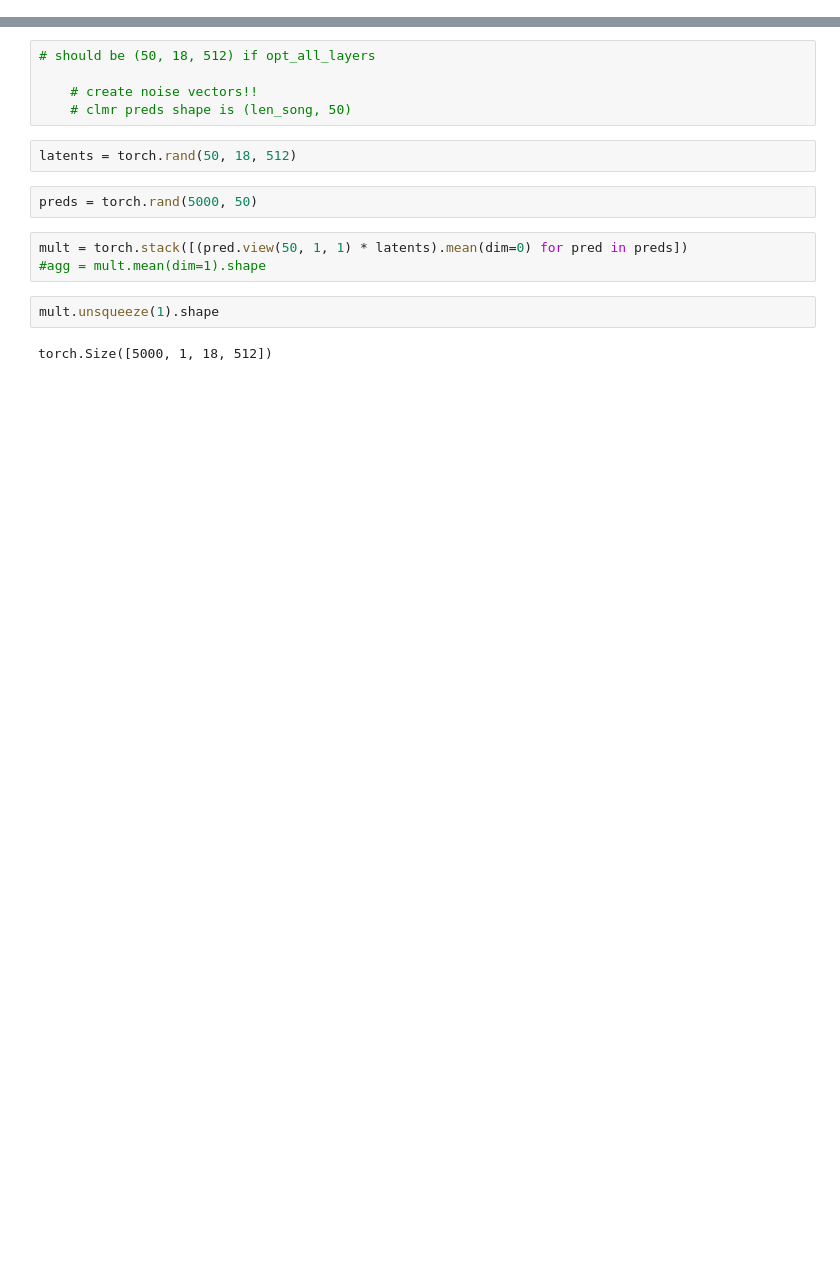
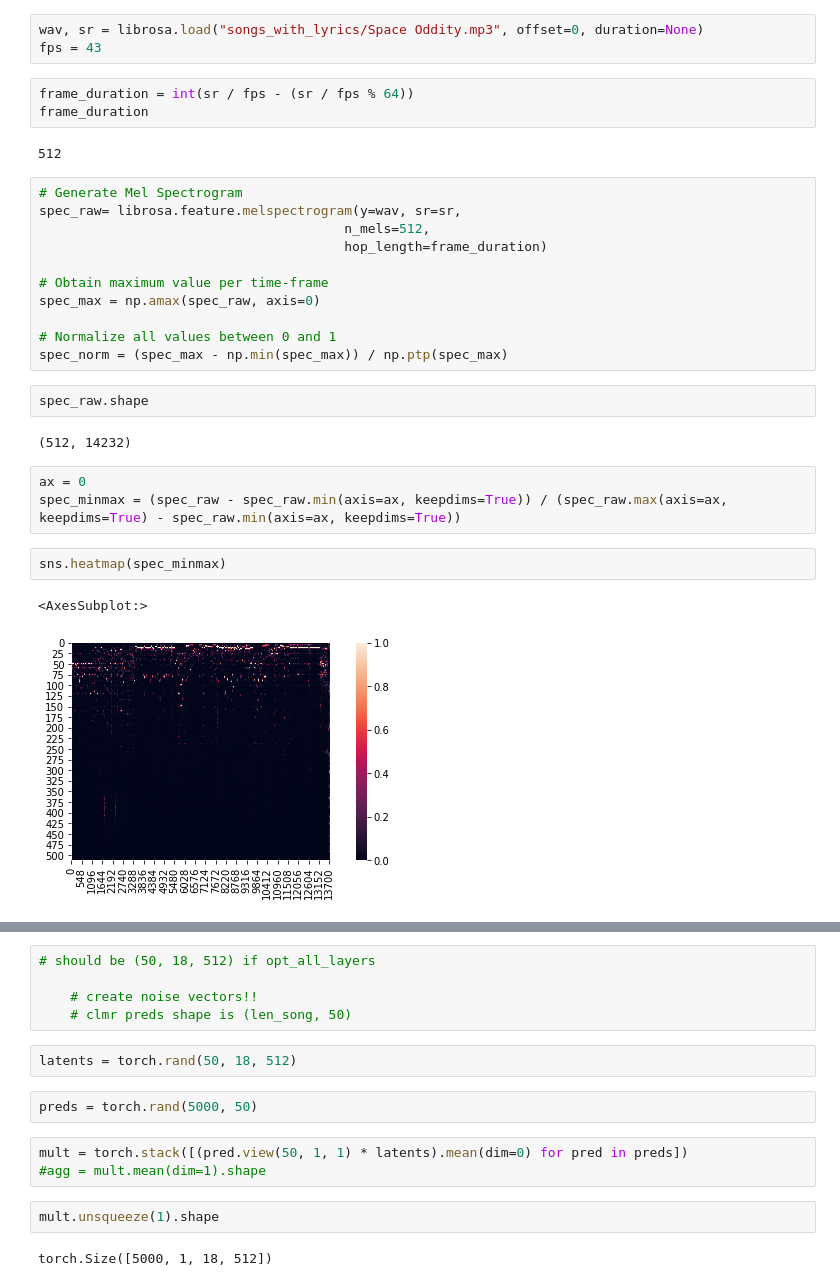
Before and after one commit to valayDave/lucid-sonic-dreams, a Jupyter notebook: analyze_song_preds.ipynb, the cells around one changed output, grey strips where cells are left out. Saved outputs shown, nothing was run; the diff lists cells and outputs as text; blank space fills up the shorter version.

Commit message:
attempted integration of beat and lyric visualization

```diff
--- a/analyze_song_preds.ipynb
+++ b/analyze_song_preds.ipynb
@@ -0,0 +53,31 @@
+# %%
+wav, sr = librosa.load("songs_with_lyrics/Space Oddity.mp3", offset=0, duration=None)
+fps = 43
+# %%
+frame_duration = int(sr / fps - (sr / fps % 64))
+frame_duration
+# %% [output]
+512
+# %%
+# Generate Mel Spectrogram
+spec_raw= librosa.feature.melspectrogram(y=wav, sr=sr,
+                                       n_mels=512,
+                                       hop_length=frame_duration)
+
+# Obtain maximum value per time-frame
+spec_max = np.amax(spec_raw, axis=0)
+
+# Normalize all values between 0 and 1
+spec_norm = (spec_max - np.min(spec_max)) / np.ptp(spec_max)
+# %%
+spec_raw.shape
+# %% [output]
+(512, 14232)
+# %%
+ax = 0
+spec_minmax = (spec_raw - spec_raw.min(axis=ax, keepdims=True)) / (spec_raw.max(axis=ax, keepdims=True) - spec_raw.min(axis=ax, keepdims=True))
+# %%
+sns.heatmap(spec_minmax)
+# %% [output]
+<AxesSubplot:>
+[figure, added]
```
Also changed, not shown: parts of 43 cells of this notebook, 2 other files.
